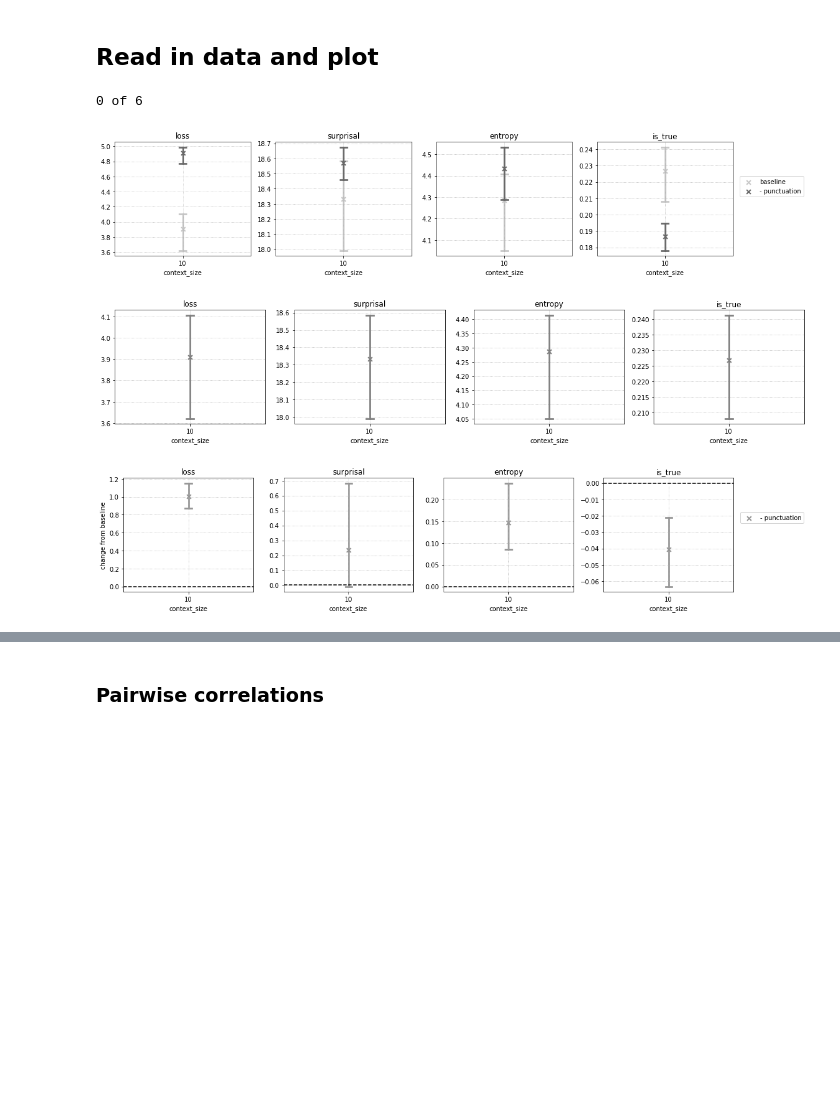
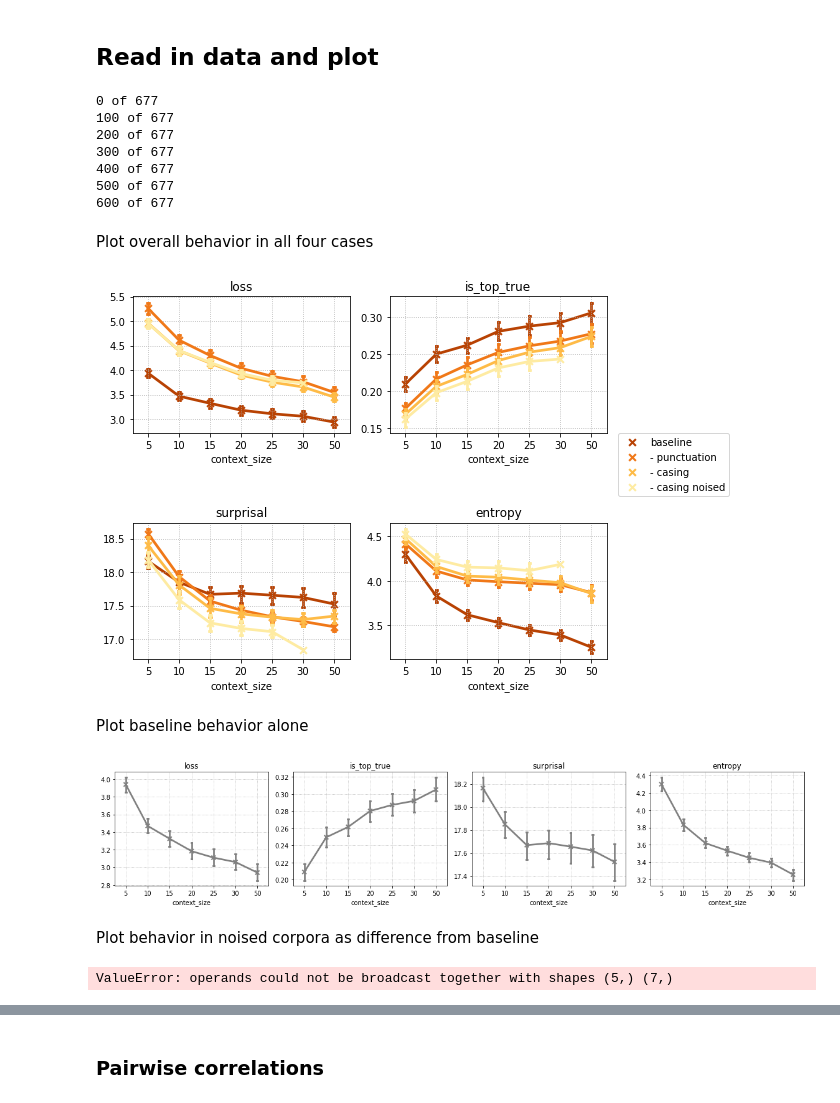
Before and after one commit to rbroc/eval-neuroscout-lm, a Jupyter notebook: Analysis.ipynb, the cells around one changed output, grey strips where cells are left out. Cells and saved outputs as stored; diff of their text form; code cells hidden in the pictures; blank space fills up the shorter version.

```diff
--- a/Analysis.ipynb
+++ b/Analysis.ipynb
@@ -12,5 +21,8 @@ logs = glob.glob('outputs/narratives_compare/*')
+# %%
+logs = glob.glob('outputs/narratives_gpt3/*')
+logs = [l for l in logs if '_100_' not in l]
 # %%
-metrics = ['loss', 'surprisal', 'entropy', 'is_true']
+metrics = ['loss', 'is_top_true', 'surprisal', 'entropy']
 # %%
 for i, l in enumerate(logs):
     ldf = pd.read_csv(l, sep='\t', index_col=0)
@@ -21,7 +33,7 @@ for i, l in enumerate(logs):
     else:
         all_logs = pd.concat([all_logs,
                               ldf], ignore_index=True)
-all_logs['is_true'] = (all_logs['target'] == all_logs['top_predicted']).astype(int)
+all_logs['is_top_true'] = (all_logs['target'] == all_logs['top_predicted']).astype(int)
 all_logs['surprisal'] = -np.log2(all_logs['prob_true'])
 all_logs['case_sensitive'] = all_logs['case_sensitive'].replace({'transcript': 'baseline',
                                                                  'align_upper': '- punctuation',
@@ -32,38 +44,49 @@ aggs = all_logs.groupby(['case_sensitive',
                          'context_size',
                          'dataset'])[metrics].mean().reset_index()
 # %% [output]
-0 of 6
+0 of 677
+100 of 677
+200 of 677
+300 of 677
+400 of 677
+500 of 677
+600 of 677
 # %%
 datasets = all_logs.dataset.unique().tolist()
 context_size = all_logs.context_size.unique().tolist()
-types = ['baseline', '- punctuation']#, '- casing', '- casing noised']
+types = ['baseline', '- punctuation', '- casing', '- casing noised']
+# %% [markdown]
+Plot overall behavior in all four cases
 # %%
-fig, ax = plt.subplots(ncols=4, figsize=(16,3.5))
+fig, ax = plt.subplots(ncols=2, nrows=2, figsize=(9,6)) # 7
+idx = list(product([0,1], [0,1]))
 for i, m in enumerate(metrics):
     sns.pointplot(data=aggs,
                   x='context_size',
                   y=m,
                   hue='case_sensitive',
-                  ax=ax[i],
+                  ax=ax[idx[i]],
                   hue_order=types,
-                  palette='Greys',
+                  palette='YlOrBr_r',
                   markers='x',
-                  capsize=.05)
-    ax[i].set_title(m)
-    ax[i].set_ylabel('')
-    if i!=3:
-        ax[i].get_legend().remove()
+                  capsize=.05) # add row=model or hue=model
+    ax[idx[i]].set_title(m)
+    ax[idx[i]].set_ylabel('')
+    if i!=1:
+        ax[idx[i]].get_legend().remove()
     else:
-        ax[i].legend(bbox_to_anchor=(1.05, .7),
+        ax[idx[i]].legend(bbox_to_anchor=(1.05, .0),
                      loc=2,
                      borderaxespad=0.)
-    ax[i].grid(linestyle='dotted')
+    ax[idx[i]].grid(linestyle='dotted')
 plt.tight_layout()
 plt.show()
 # %% [output]
-[figure, old version]
+[figure, new version]
+# %% [markdown]
+Plot baseline behavior alone
 # %%
-fig, ax = plt.subplots(ncols=4, figsize=(16,3.5))
+fig, ax = plt.subplots(ncols=4, figsize=(16,3.5)) # 7
 for i, m in enumerate(metrics):
     sns.pointplot(data=aggs[aggs['case_sensitive']=='baseline'],
                   x='context_size',
@@ -71,14 +94,16 @@ for i, m in enumerate(metrics):
                   ax=ax[i],
                   markers='x',
                   color='grey',
-                  capsize=.05)
+                  capsize=.05) # add hue=model?
     ax[i].set_title(m)
     ax[i].set_ylabel('')
     ax[i].grid(linestyle='dotted')
 plt.tight_layout()
 plt.show()
 # %% [output]
-[figure, old version]
+[figure, new version]
+# %% [markdown]
+Plot behavior in noised corpora as difference from baseline
 # %%
 refs = aggs[aggs['case_sensitive']=='baseline']
 # %%
@@ -91,33 +116,34 @@ for d in datasets:
             a[m] = a[m].values-r[m].values
         ds.append(a)
 ds = pd.concat(ds)
-fig, ax = plt.subplots(ncols=4, figsize=(16,3.5))
+fig, ax = plt.subplots(ncols=2, nrows=2, figsize=(9,6)) # 7
+idx = list(product([0,1], [0,1]))
 for i, m in enumerate(metrics):
     sns.pointplot(data=ds,
                   x='context_size',
                   y=m,
                   hue='case_sensitive',
-                  ax=ax[i],
+                  ax=ax[idx[i]],
                   hue_order=types[1:],
-                  palette='Greys',
+                  palette=sns.color_palette("YlOrBr_r", 4)[1:],
                   markers='x',
                   capsize=.05)
-    ax[i].set_title(m)
-    ax[i].set_ylabel('')
-    if i!=3:
-        ax[i].get_legend().remove()
+    ax[idx[i]].set_title(m)
+    ax[idx[i]].set_ylabel('')
+    if i!=1:
+        ax[idx[i]].get_legend().remove()
     else:
-        ax[i].legend(bbox_to_anchor=(1.05, .7),
+        ax[idx[i]].legend(bbox_to_anchor=(1.05, .0),
                      loc=2,
                      borderaxespad=0.)
-    ax[i].axhline(0.0, color='black', linestyle='dashed')
-    ax[i].grid(linestyle='dotted')
-    if i==0:
-        ax[i].set_ylabel('change from baseline')
+    ax[idx[i]].axhline(0.0, color='black', linestyle='dashed')
+    ax[idx[i]].grid(linestyle='dotted')
+    if i in [0,2]:
+        ax[idx[i]].set_ylabel('change from baseline')
 plt.tight_layout()
 plt.show()
 # %% [output]
-[figure, removed]
+ValueError: operands could not be broadcast together with shapes (5,) (7,)
 # %%
 ds = []
 for d in datasets:
```
Also changed, not shown: parts of 7 cells of this notebook, 2 other files.
